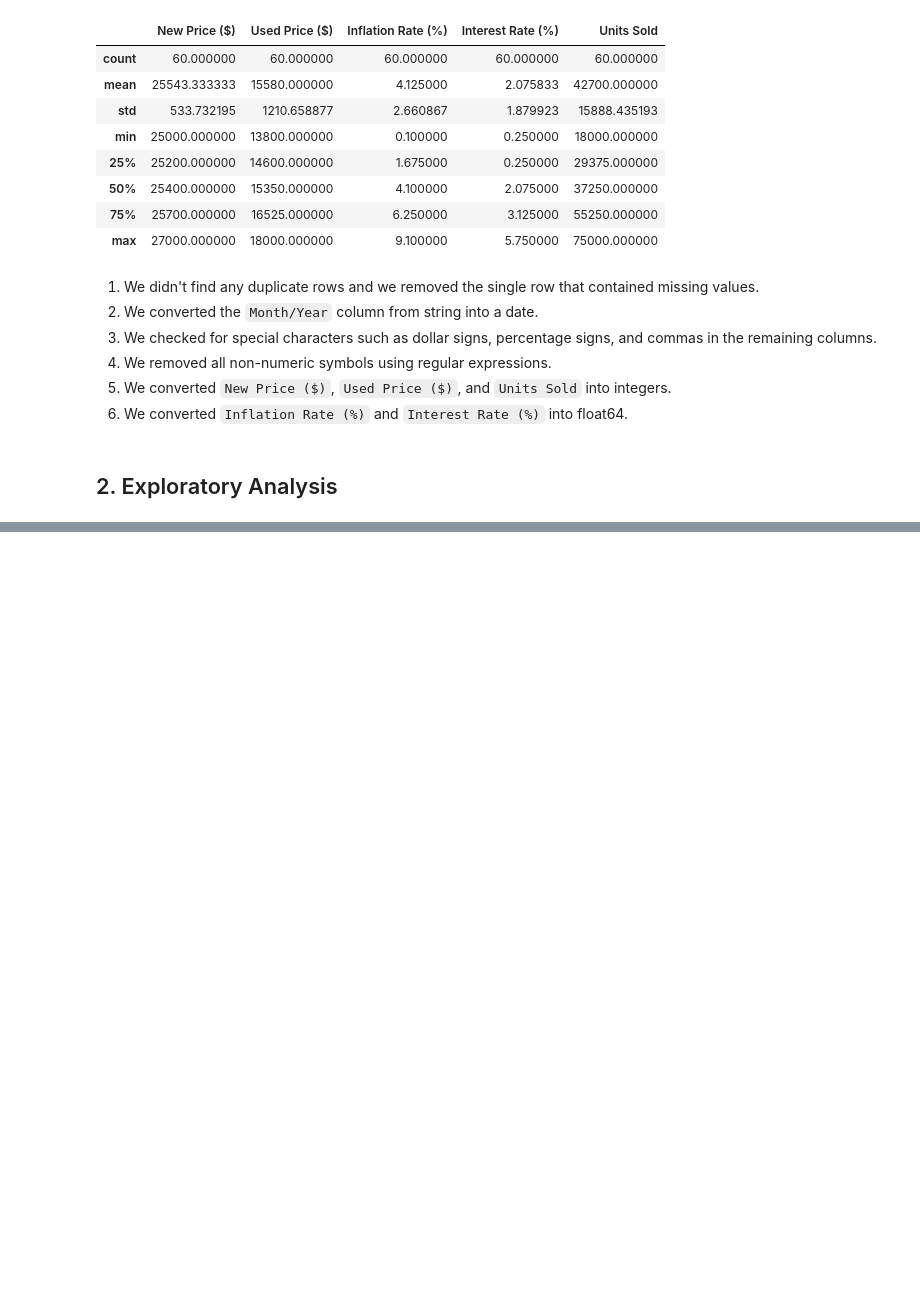
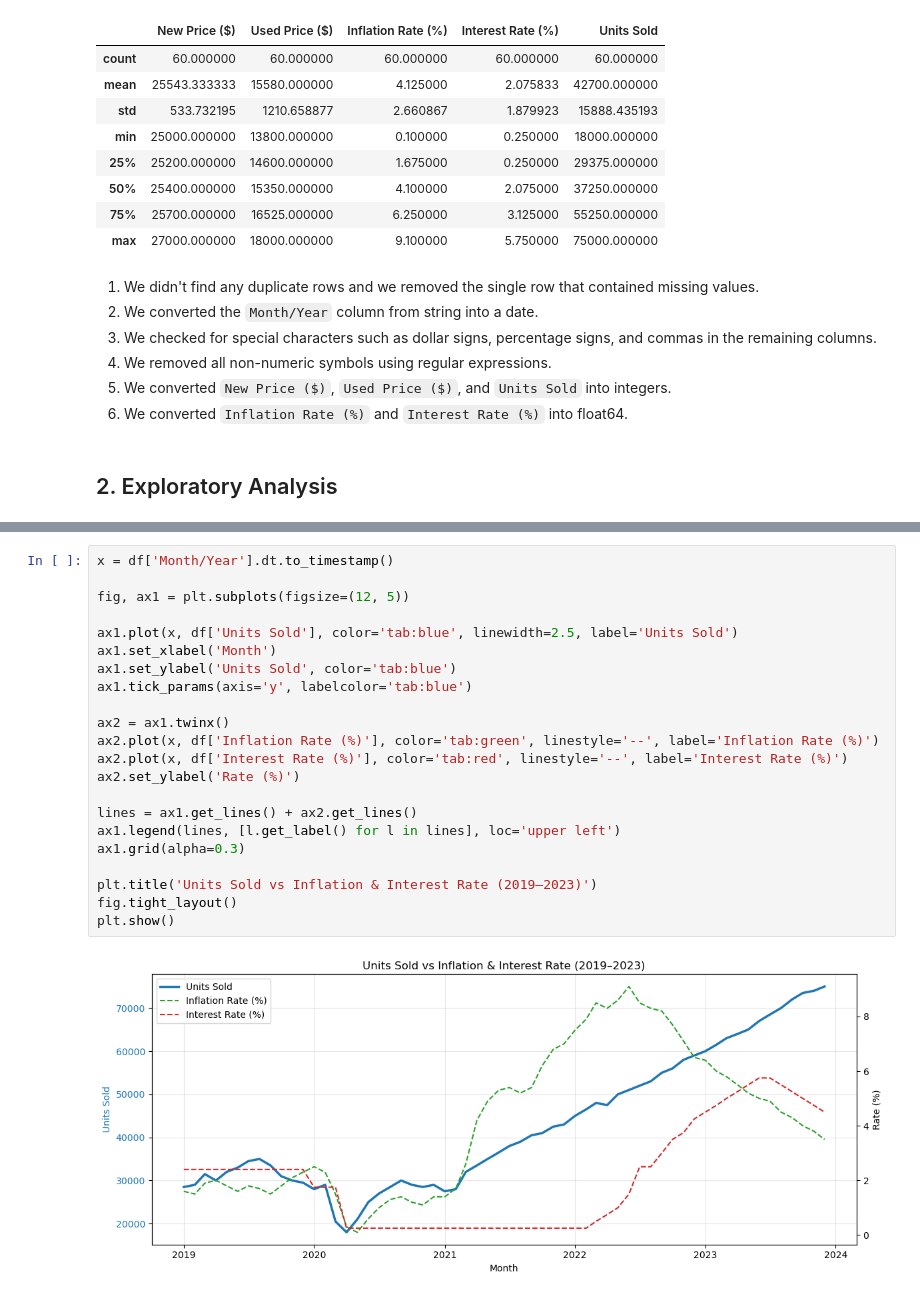
Before and after one commit to dimitristsitouras/DS-Fundamentals, a Jupyter notebook: week7/midterm_project.ipynb, the cells around one changed output, grey strips where cells are left out. Cells and saved outputs as stored; diff of their text form; blank space fills up the shorter version.

```diff
--- a/week7/midterm_project.ipynb
+++ b/week7/midterm_project.ipynb
@@ -151,0 +187,24 @@ df.describe()
+# %%
+x = df['Month/Year'].dt.to_timestamp()
+
+fig, ax1 = plt.subplots(figsize=(12, 5))
+
+ax1.plot(x, df['Units Sold'], color='tab:blue', linewidth=2.5, label='Units Sold')
+ax1.set_xlabel('Month')
+ax1.set_ylabel('Units Sold', color='tab:blue')
+ax1.tick_params(axis='y', labelcolor='tab:blue')
+
+ax2 = ax1.twinx()
+ax2.plot(x, df['Inflation Rate (%)'], color='tab:green', linestyle='--', label='Inflation Rate (%)')
+ax2.plot(x, df['Interest Rate (%)'], color='tab:red', linestyle='--', label='Interest Rate (%)')
+ax2.set_ylabel('Rate (%)')
+
+lines = ax1.get_lines() + ax2.get_lines()
+ax1.legend(lines, [l.get_label() for l in lines], loc='upper left')
+ax1.grid(alpha=0.3)
+
+plt.title('Units Sold vs Inflation & Interest Rate (2019–2023)')
+fig.tight_layout()
+plt.show()
+# %% [output]
+[figure, added]
```
Also changed, not shown: parts of 31 cells of this notebook.
